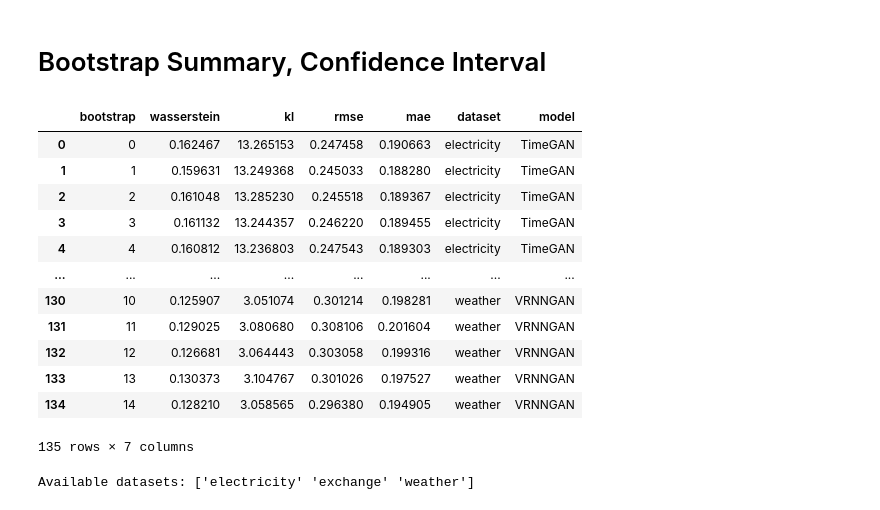
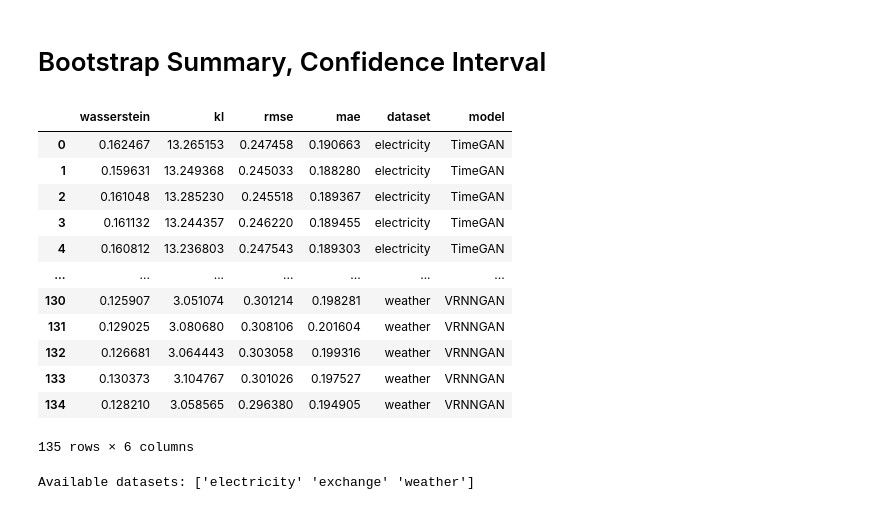
Before and after one commit to pmxfa/sp-shapely, a Jupyter notebook: sp_data_analysis.ipynb, the cells around one changed output. Saved outputs shown, nothing was run; the diff lists cells and outputs as text; code cells hidden in the pictures.

```diff
--- a/sp_data_analysis.ipynb
+++ b/sp_data_analysis.ipynb
@@ -10,26 +10,27 @@ Mounted at /content/drive
 # %%
 import pandas as pd
 import numpy as np
 from scipy.stats import f_oneway, sem, t
 from sklearn.preprocessing import MinMaxScaler
 
-df = pd.read_csv('/home/pnx/Documents/sp_env/sp_data_analysis - bootstrap-summary.csv')
+# df = pd.read_csv('sp_data_analysis - bootstrap-summary.csv')
+df = pd.read_csv('cleaned_bootstrap.csv')
 
 df
 # %% [output]
-|  | bootstrap | wasserstein | kl | rmse | mae | dataset | model |
-| 0 | 0 | 0.162467 | 13.265153 | 0.247458 | 0.190663 | electricity | TimeGAN |
-| 1 | 1 | 0.159631 | 13.249368 | 0.245033 | 0.188280 | electricity | TimeGAN |
-| 2 | 2 | 0.161048 | 13.285230 | 0.245518 | 0.189367 | electricity | TimeGAN |
-| 3 | 3 | 0.161132 | 13.244357 | 0.246220 | 0.189455 | electricity | TimeGAN |
-| 4 | 4 | 0.160812 | 13.236803 | 0.247543 | 0.189303 | electricity | TimeGAN |
-| ... | ... | ... | ... | ... | ... | ... | ... |
-| 130 | 10 | 0.125907 | 3.051074 | 0.301214 | 0.198281 | weather | VRNNGAN |
-| 131 | 11 | 0.129025 | 3.080680 | 0.308106 | 0.201604 | weather | VRNNGAN |
-| 132 | 12 | 0.126681 | 3.064443 | 0.303058 | 0.199316 | weather | VRNNGAN |
-| 133 | 13 | 0.130373 | 3.104767 | 0.301026 | 0.197527 | weather | VRNNGAN |
-| 134 | 14 | 0.128210 | 3.058565 | 0.296380 | 0.194905 | weather | VRNNGAN |
+|  | wasserstein | kl | rmse | mae | dataset | model |
+| 0 | 0.162467 | 13.265153 | 0.247458 | 0.190663 | electricity | TimeGAN |
+| 1 | 0.159631 | 13.249368 | 0.245033 | 0.188280 | electricity | TimeGAN |
+| 2 | 0.161048 | 13.285230 | 0.245518 | 0.189367 | electricity | TimeGAN |
+| 3 | 0.161132 | 13.244357 | 0.246220 | 0.189455 | electricity | TimeGAN |
+| 4 | 0.160812 | 13.236803 | 0.247543 | 0.189303 | electricity | TimeGAN |
+| ... | ... | ... | ... | ... | ... | ... |
+| 130 | 0.125907 | 3.051074 | 0.301214 | 0.198281 | weather | VRNNGAN |
+| 131 | 0.129025 | 3.080680 | 0.308106 | 0.201604 | weather | VRNNGAN |
+| 132 | 0.126681 | 3.064443 | 0.303058 | 0.199316 | weather | VRNNGAN |
+| 133 | 0.130373 | 3.104767 | 0.301026 | 0.197527 | weather | VRNNGAN |
+| 134 | 0.128210 | 3.058565 | 0.296380 | 0.194905 | weather | VRNNGAN |
-135 rows × 7 columns
+135 rows × 6 columns
 # %%
 metrics = ['kl', 'wasserstein', 'rmse', 'mae']
 models = ['TimeGAN', 'TimeVAE', 'VRNNGAN']
```
Also changed, not shown: parts of 3 cells of this notebook, 46 other files.
